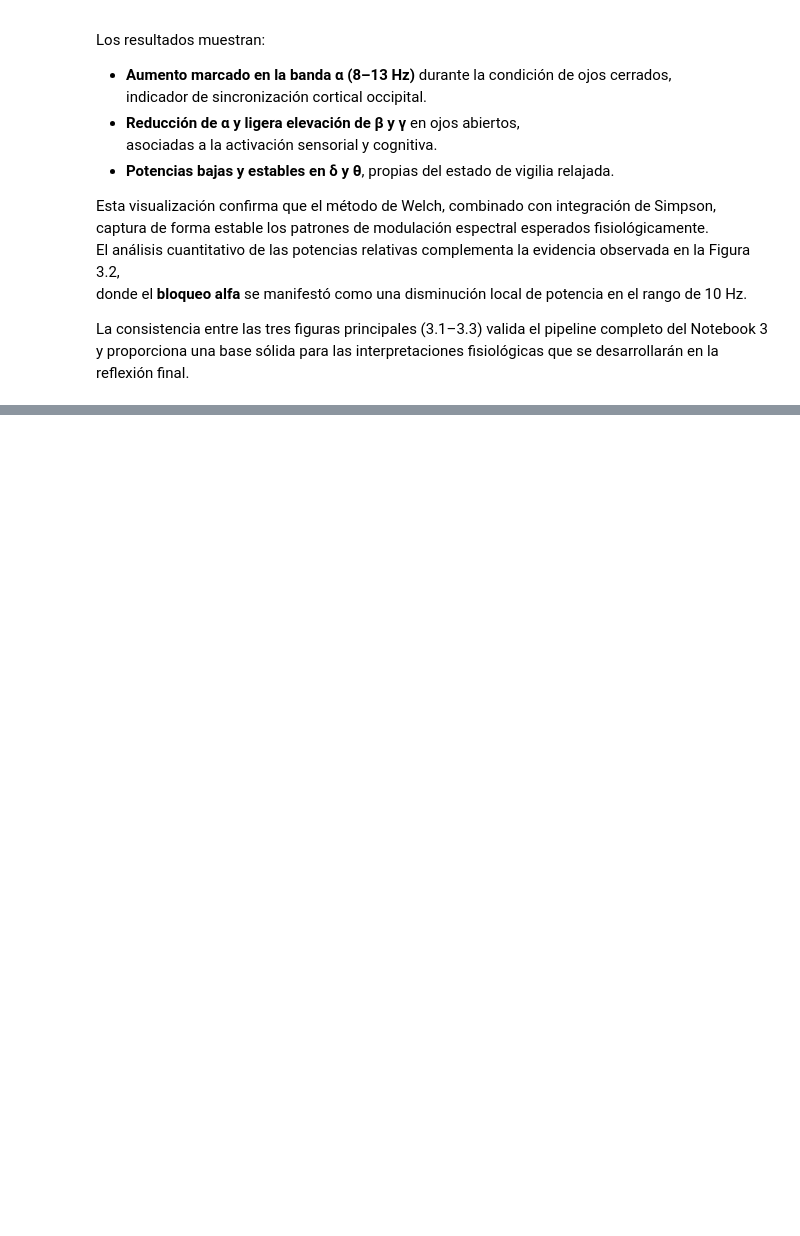
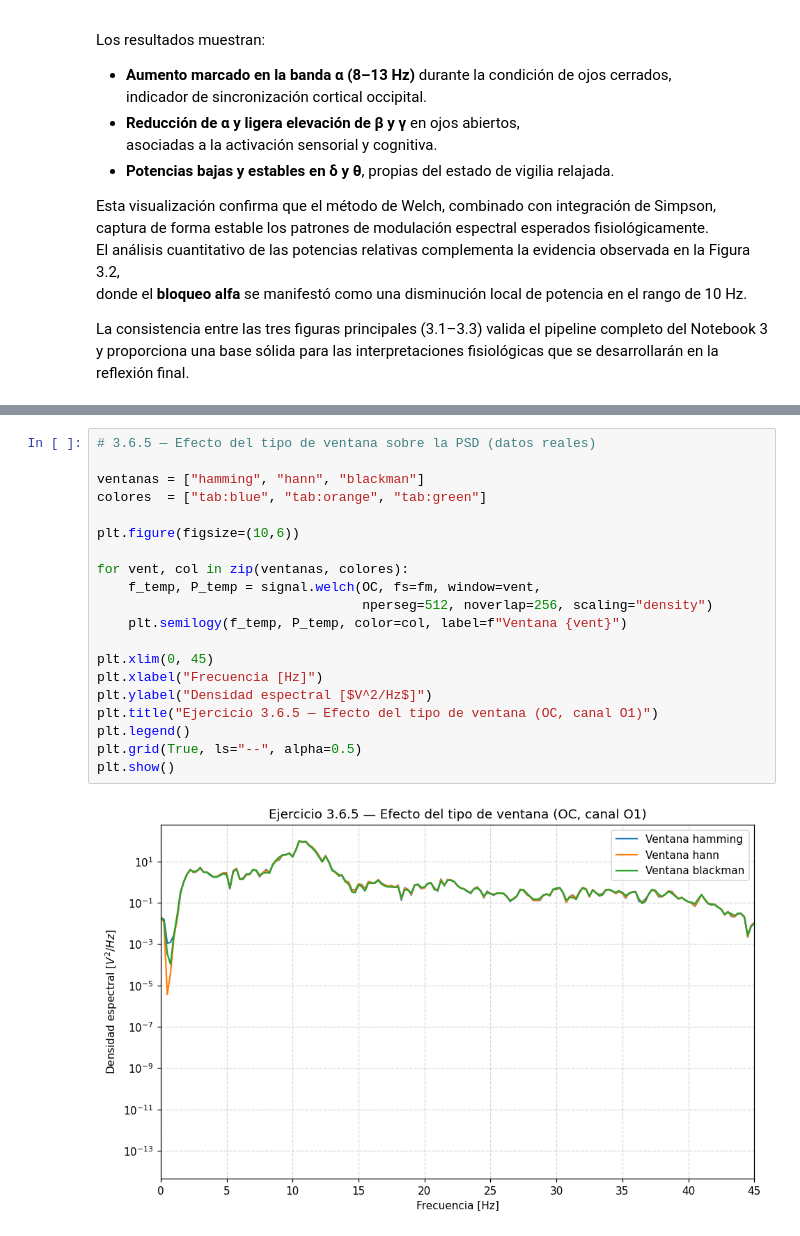
Before and after one commit to vpdiana/DianaTesis, a Jupyter notebook: Notebooks/PPN organizado/N3.ipynb, the cells around one changed output, grey strips where cells are left out. Drawn from its saved outputs; the diff is of its cells as text; blank space fills up the shorter version.

```diff
--- a/Notebooks/PPN organizado/N3.ipynb
+++ b/Notebooks/PPN organizado/N3.ipynb
@@ -789,0 +925,22 @@ plt.show()
+# %%
+# 3.6.5 — Efecto del tipo de ventana sobre la PSD (datos reales)
+
+ventanas = ["hamming", "hann", "blackman"]
+colores  = ["tab:blue", "tab:orange", "tab:green"]
+
+plt.figure(figsize=(10,6))
+
+for vent, col in zip(ventanas, colores):
+    f_temp, P_temp = signal.welch(OC, fs=fm, window=vent,
+                                  nperseg=512, noverlap=256, scaling="density")
+    plt.semilogy(f_temp, P_temp, color=col, label=f"Ventana {vent}")
+
+plt.xlim(0, 45)
+plt.xlabel("Frecuencia [Hz]")
+plt.ylabel("Densidad espectral [$V^2/Hz$]")
+plt.title("Ejercicio 3.6.5 — Efecto del tipo de ventana (OC, canal O1)")
+plt.legend()
+plt.grid(True, ls="--", alpha=0.5)
+plt.show()
+# %% [output]
+[figure, added]
```
Also changed, not shown: parts of 20 cells of this notebook.
